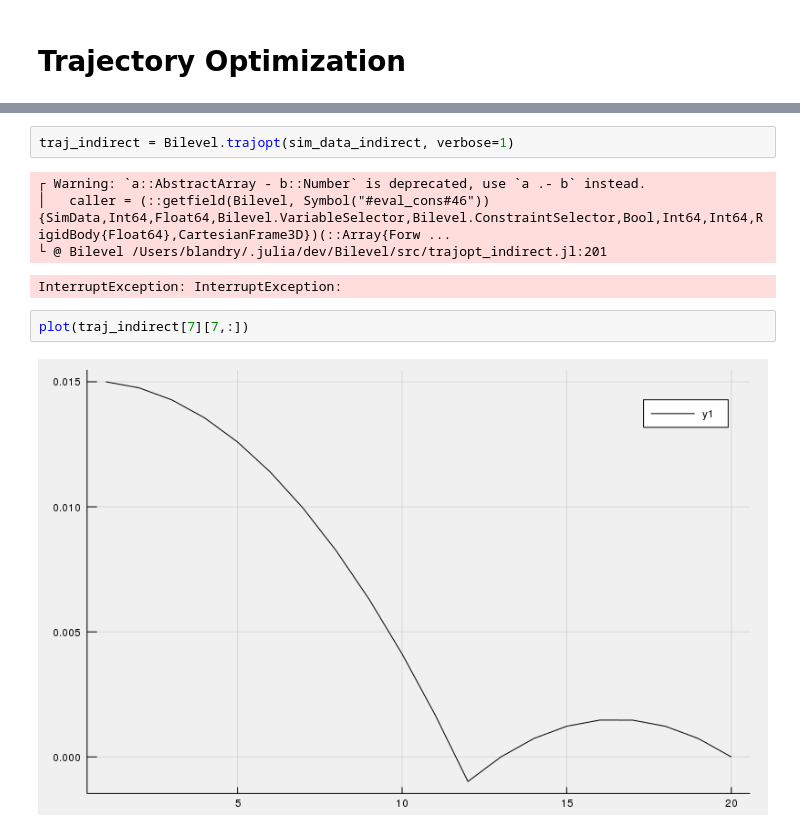
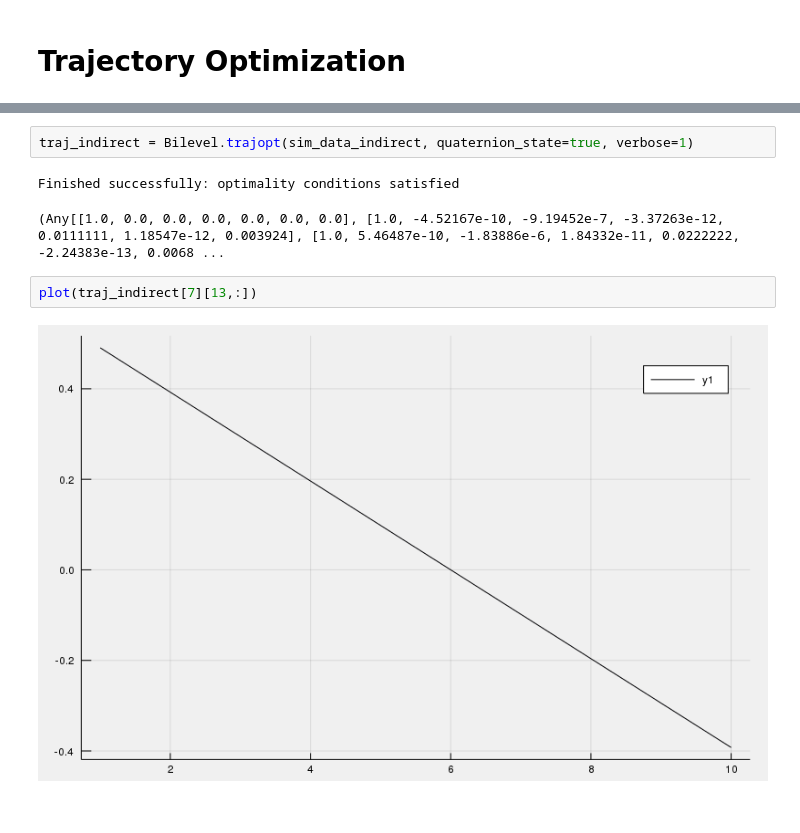
Before and after one commit to blandry/Bilevel.jl, a Jupyter notebook: notebooks/tmp.ipynb, the cells around one changed output, grey strips where cells are left out. Cells and saved outputs as stored; diff of their text form.

```diff
--- a/notebooks/tmp.ipynb
+++ b/notebooks/tmp.ipynb
@@ -115,13 +130,11 @@ for n=1:N-1
     add_eq!(sim_data_indirect, Symbol("cu", n), 6, x -> vs(x, Symbol("u", n)))
 end
 # %%
-traj_indirect = Bilevel.trajopt(sim_data_indirect, verbose=1)
+traj_indirect = Bilevel.trajopt(sim_data_indirect, quaternion_state=true, verbose=1)
 # %% [output]
-┌ Warning: `a::AbstractArray - b::Number` is deprecated, use `a .- b` instead.
-│   caller = (::getfield(Bilevel, Symbol("#eval_cons#46")){SimData,Int64,Float64,Bilevel.VariableSelector,Bilevel.ConstraintSelector,Bool,Int64,Int64,RigidBody{Float64},CartesianFrame3D})(::Array{Forw ...
-└ @ Bilevel /Users/blandry/.julia/dev/Bilevel/src/trajopt_indirect.jl:201
+Finished successfully: optimality conditions satisfied
-InterruptException: InterruptException:
+(Any[[1.0, 0.0, 0.0, 0.0, 0.0, 0.0, 0.0], [1.0, -4.52167e-10, -9.19452e-7, -3.37263e-12, 0.0111111, 1.18547e-12, 0.003924], [1.0, 5.46487e-10, -1.83886e-6, 1.84332e-11, 0.0222222, -2.24383e-13, 0.0068 ...
 # %%
-plot(traj_indirect[7][7,:])
+plot(traj_indirect[7][13,:])
 # %% [output]
-[figure, old version]
+[figure, new version]
```
Also changed, not shown: parts of 13 cells of this notebook, 19 other files.
